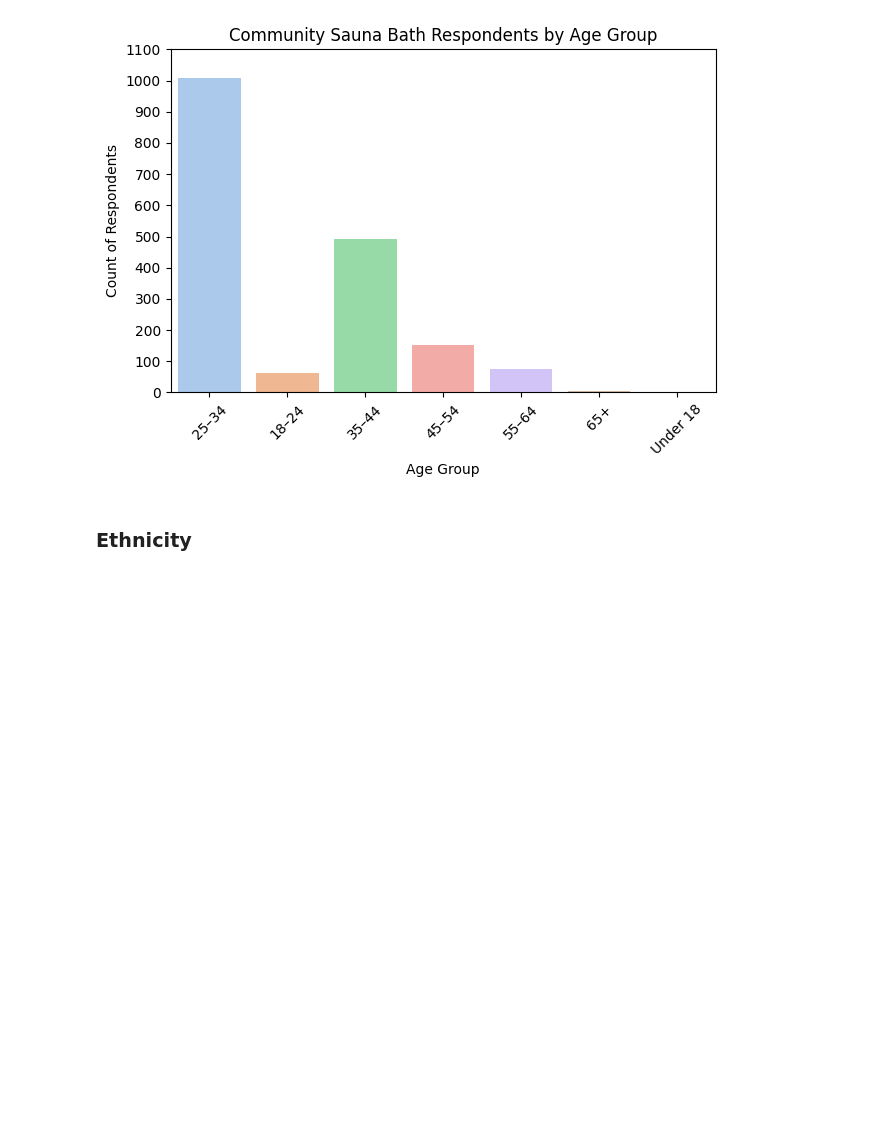
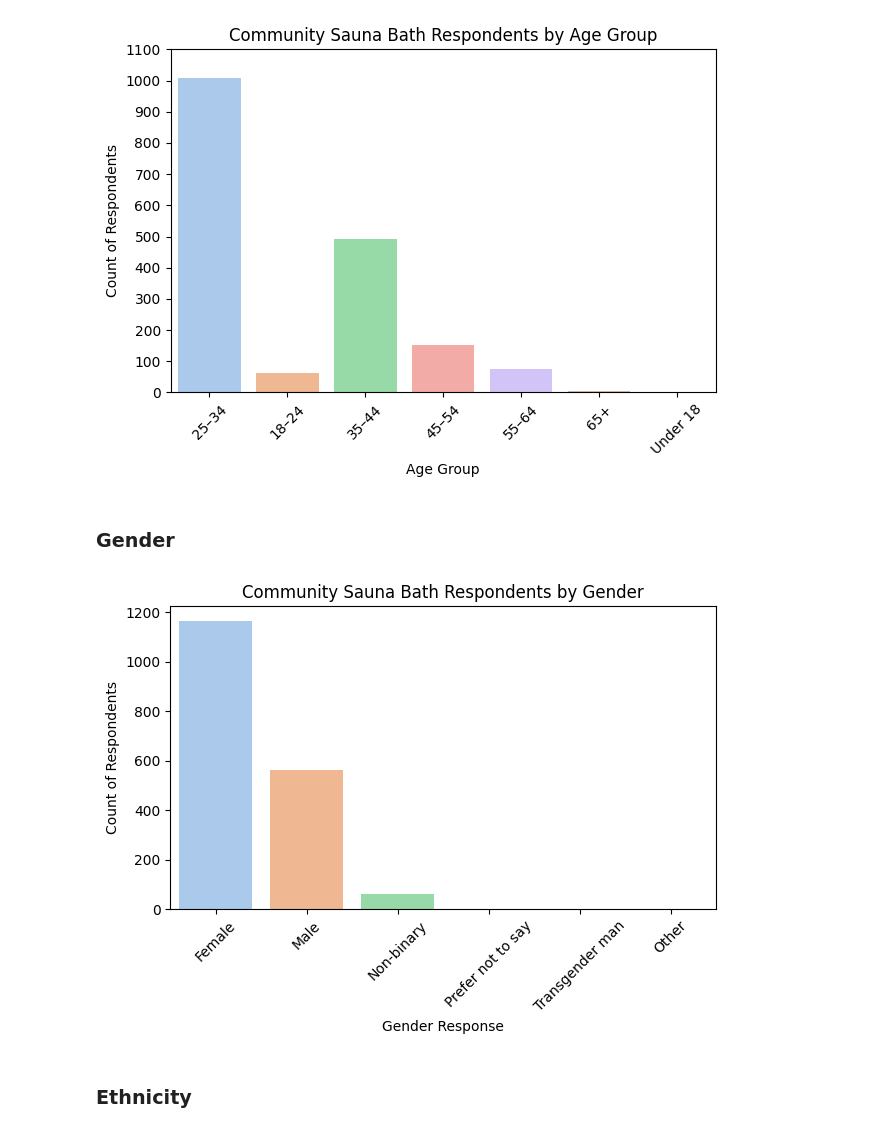
Before and after one commit to RachaelJadeMcGrath/Capstone, a Jupyter notebook: capstone_analysis.ipynb, the cells around one changed output. Saved outputs shown, nothing was run; the diff lists cells and outputs as text; code cells hidden in the pictures; blank space fills up the shorter version.

```diff
--- a/capstone_analysis.ipynb
+++ b/capstone_analysis.ipynb
@@ -388,6 +390,18 @@ age
 65+           6     0.33
 Under 18      1     0.06
 [figure]
+# %% [markdown]
+### Gender
+# %%
+# count plot of ethnicity, ordered by most frequent response
+sns.countplot(data=df, x="gender", hue="gender", palette='pastel', legend=False, order=df["gender"].value_counts().index)
+plt.title('Community Sauna Bath Respondents by Gender')
+plt.xlabel('Gender Response')
+plt.ylabel('Count of Respondents')
+plt.xticks(rotation=45)
+plt.tight_layout()
+# %% [output]
+[figure, added]
 # %% [markdown]
 ### Ethnicity
 # %%
```
Also changed, not shown: parts of 21 cells of this notebook, 19 other files.
